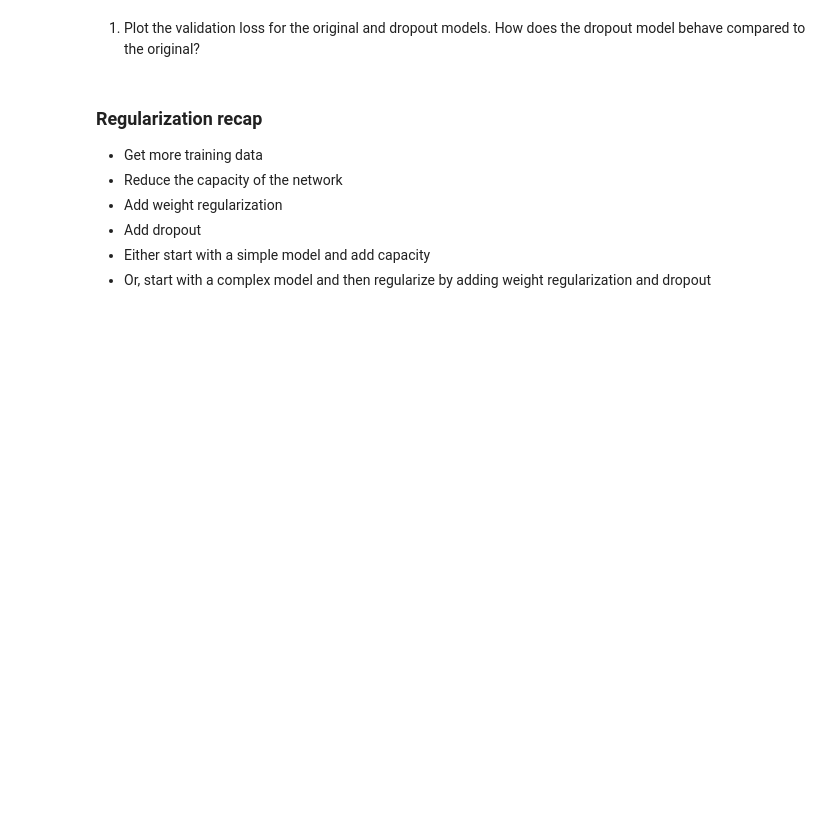
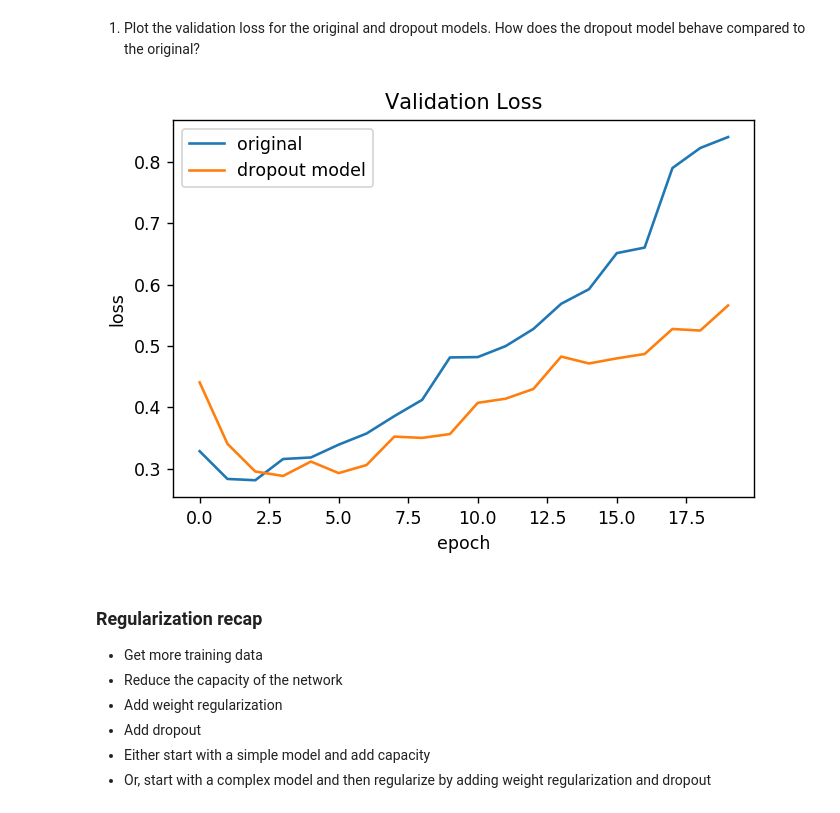
Before and after one commit to sasi6996/EAI6000, a Jupyter notebook: Week_4_Lab_Neural_Networks_in_Practice.ipynb, the cells around one changed output. Saved outputs shown, nothing was run; the diff lists cells and outputs as text; code cells hidden in the pictures; blank space fills up the shorter version.

```diff
--- a/Week_4_Lab_Neural_Networks_in_Practice.ipynb
+++ b/Week_4_Lab_Neural_Networks_in_Practice.ipynb
@@ -299,5 +499,15 @@ dpt_model_hist = dpt_model.fit(x_train, y_train,
 # %% [markdown]
 1. Plot the validation loss for the original and dropout models. How does the dropout model behave compared to the original?
+# %%
+plt.plot(original_hist.history['val_loss'])
+plt.plot(dpt_model_hist.history['val_loss'])
+plt.title('Validation Loss')
+plt.ylabel('loss')
+plt.xlabel('epoch')
+plt.legend(['original', 'dropout model'], loc='best')
+plt.show()
+# %% [output]
+[figure, added]
 # %% [markdown]
 ### Regularization recap
 * Get more training data
```
Also changed, not shown: parts of 17 cells of this notebook.
